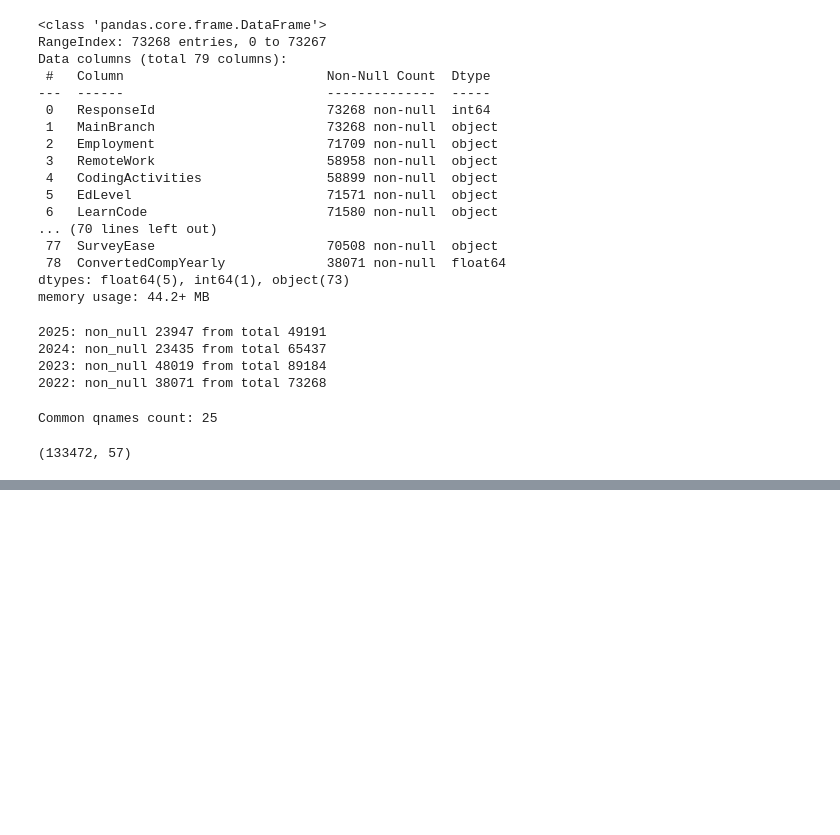
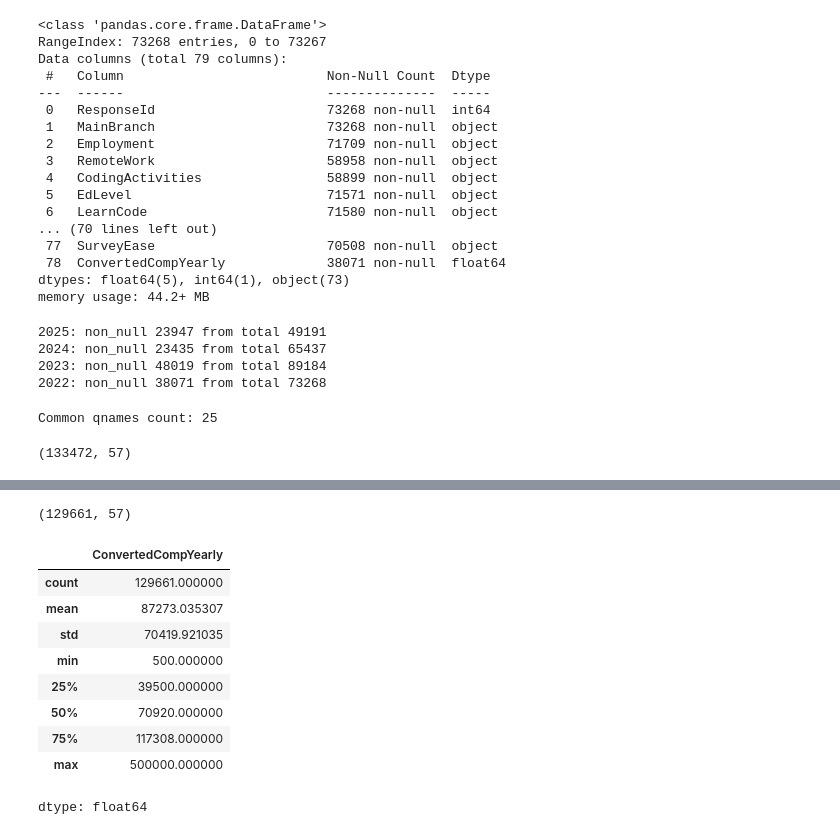
Before and after one commit to Olga13579/Data_Circle_Project-Stack_Overflow, a Jupyter notebook: Data_Circle_Project_Stack_Overflow.ipynb, the cells around one changed output, grey strips where cells are left out. Cells and saved outputs as stored; diff of their text form; code cells hidden in the pictures; blank space fills up the shorter version.

```diff
--- a/Data_Circle_Project_Stack_Overflow.ipynb
+++ b/Data_Circle_Project_Stack_Overflow.ipynb
@@ -308,0 +352,19 @@ Common qnames count: 25
+# %%
+#Delete rows with unreal salary values
+df_all_clean = df_all[(df_all["ConvertedCompYearly"] >= 500) & (df_all["ConvertedCompYearly"] <= 500000)]
+print(df_all_clean.shape)
+# %% [output]
+(129661, 57)
+# %%
+df_all_clean["ConvertedCompYearly"].describe()
+# %% [output]
+|  | ConvertedCompYearly |
+| count | 129661.000000 |
+| mean | 87273.035307 |
+| std | 70419.921035 |
+| min | 500.000000 |
+| 25% | 39500.000000 |
+| 50% | 70920.000000 |
+| 75% | 117308.000000 |
+| max | 500000.000000 |
+dtype: float64
```
Also changed, not shown: parts of 4 cells of this notebook.
